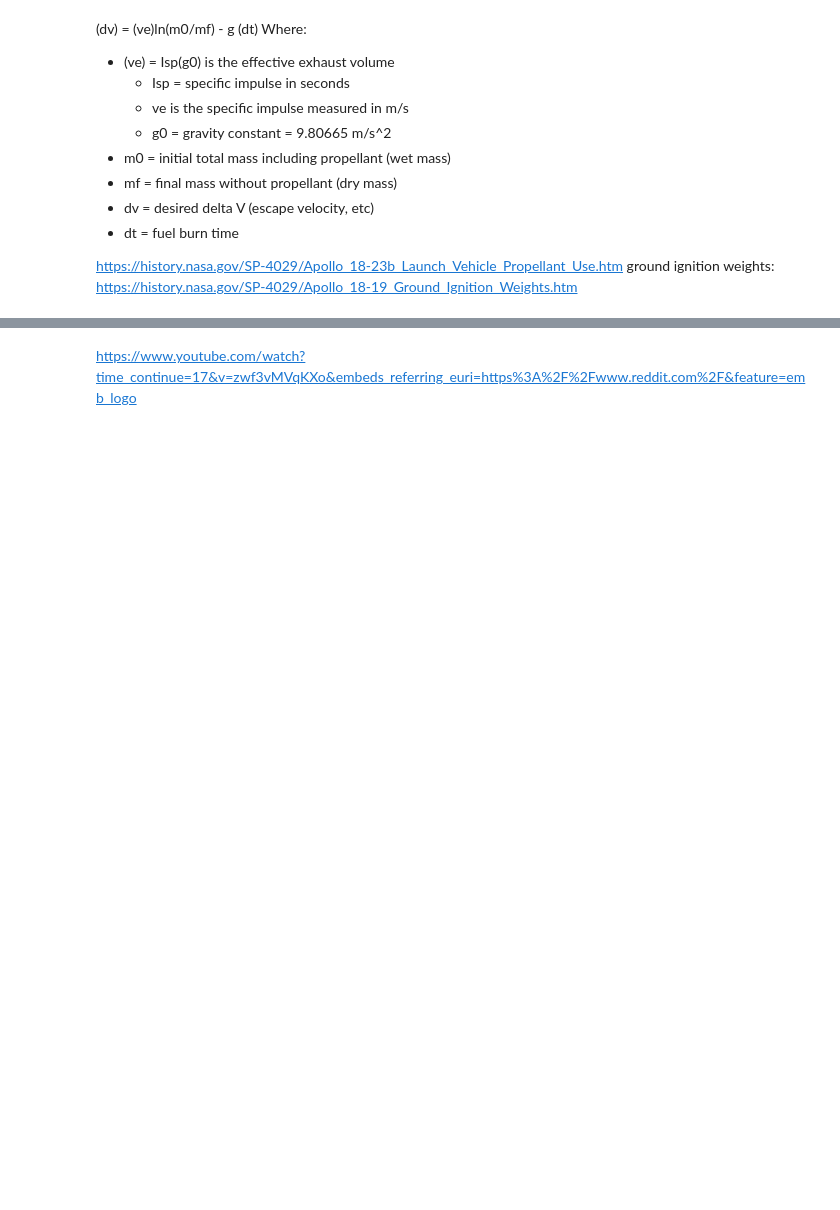
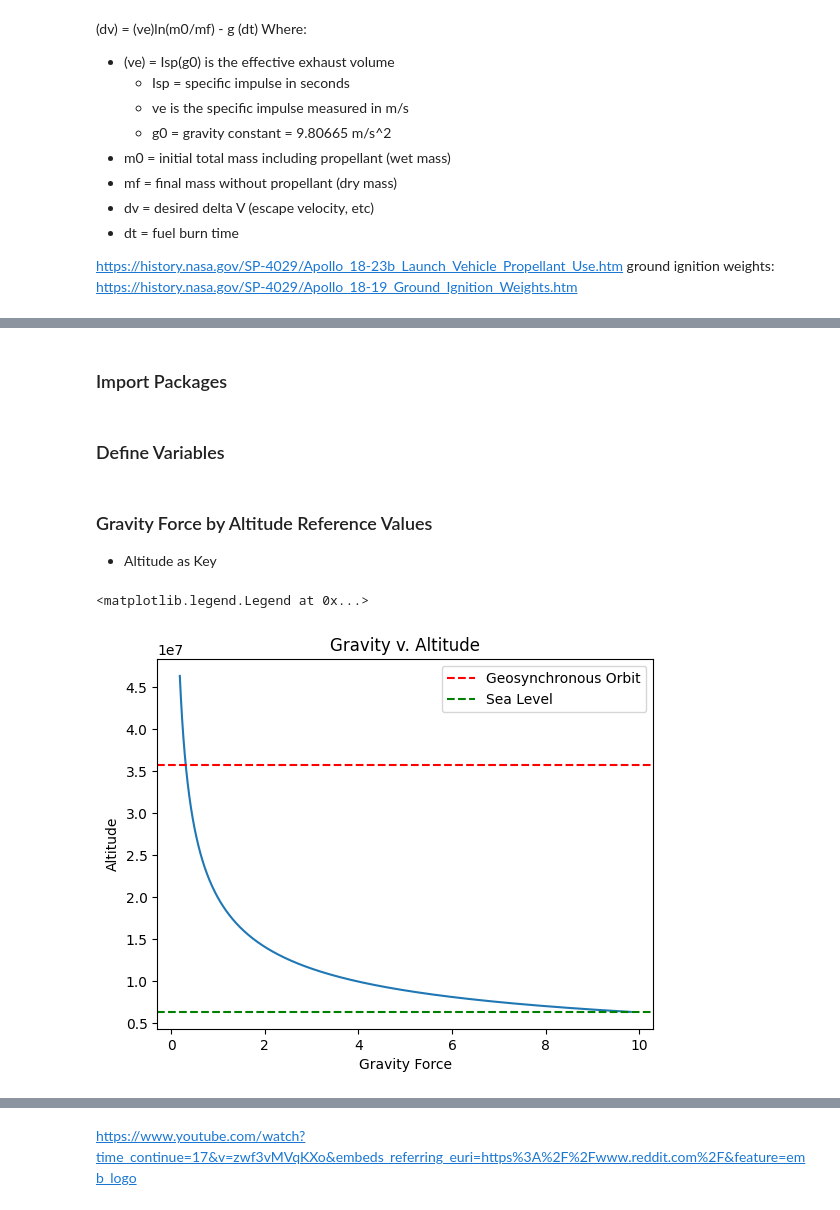
Before and after one commit to whmcconnell7170/Rocket_Launch_Simulator, a Jupyter notebook: What a Drag.ipynb, the cells around one changed output, grey strips where cells are left out. Drawn from its saved outputs; the diff is of its cells as text; code cells hidden in the pictures; blank space fills up the shorter version.

Commit message:
adding functions

```diff
--- a/What a Drag.ipynb
+++ b/What a Drag.ipynb
@@ -17,19 +20,52 @@ ground ignition weights: https://history.nasa.gov/SP-4029/Apollo_18-19_Ground_Ig
+# %% [markdown]
+### Import Packages
 # %%
 import matplotlib.pyplot as plt
 import numpy as np
+# %% [markdown]
+### Define Variables
 # %%
-"""
+
 isp = 263
 mdot = 12580 # fuel burn rate in kg/s
-#wet_mass = 2280000 - mdot(t) #kg wet mass is a function of time
+#wet_mass = 2280000 - mdot(t) #AS FUNCTION #kg wet mass is a function of time
 #dry_mass = 2800000 - 137000 #kg stage 1
 dt = 168 #s burn time
-ve = isp * g
-dv = ve * np.log(wet_mass/dry_mass) - (g * dt)
+#ve = isp * g
+#dv = ve * np.log(wet_mass/dry_mass) - (g * dt)
 #print(dv)
 
 
 G = 6.6743 * (10**(-11)) #(m**3)/(kg * (s**2)) # gravitational constant
 M = 5.972 * (10**24) #kg #mass of earth
+sea_level = (6371 * 1000) #m
 #r = (6371 * 1000) * v(t)
-#g = (G * M)/(r**2)
+#g = (G * M)/(d**2) #d formerly r
+burntime = 162
+mdot = 12580
+wetmass = 2280000 #kg
+drymass = 130000 #kg
+# %% [markdown]
+### Gravity Force by Altitude Reference Values
+- Altitude as Key
+# %%
+key_grav_values = {}
+altitude_limit = (40000 * 1000) + sea_level #m
+altitude_range = range(sea_level, altitude_limit, 1000)
+for d in altitude_range:
+    g = (G * M)/(d**2)
+    key_grav_values[d] = g
+#print(key_grav_values)
+
+plot_alt = list(key_grav_values.keys())
+plot_g = list(key_grav_values.values())
+plt.plot(plot_g, plot_alt)
+plt.xlabel('Gravity Force')
+plt.ylabel('Altitude')
+plt.title('Gravity v. Altitude')
+plt.axhline(y = 35786000, color = 'r', linestyle = '--', label = 'Geosynchronous Orbit')
+plt.axhline(y = sea_level, color = 'g', linestyle = '--', label = 'Sea Level')
+plt.legend(bbox_to_anchor = (1.0, 1), loc = 'upper right')
+# %% [output]
+<matplotlib.legend.Legend at 0x...>
+[figure, added]
```
Also changed, not shown: parts of 18 cells of this notebook, 1 other file.
